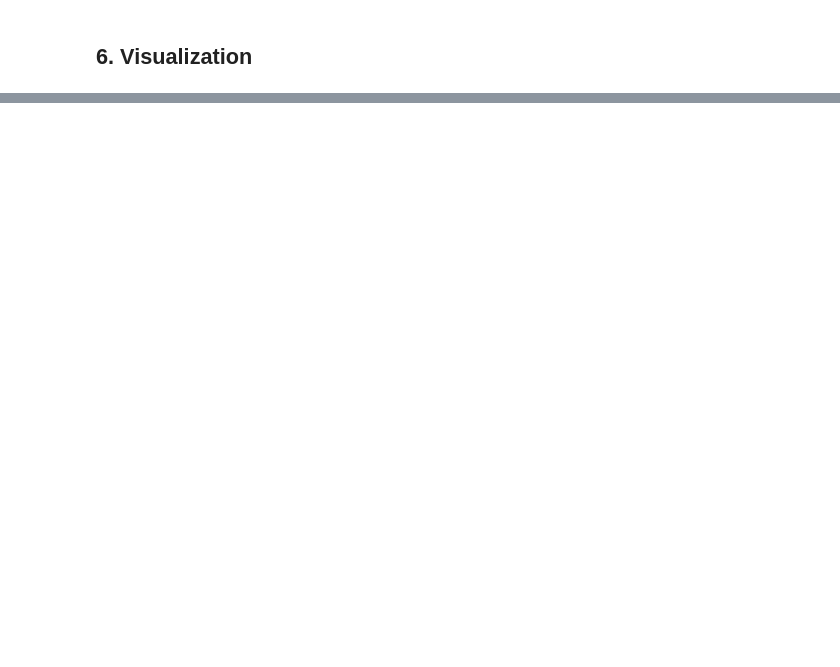
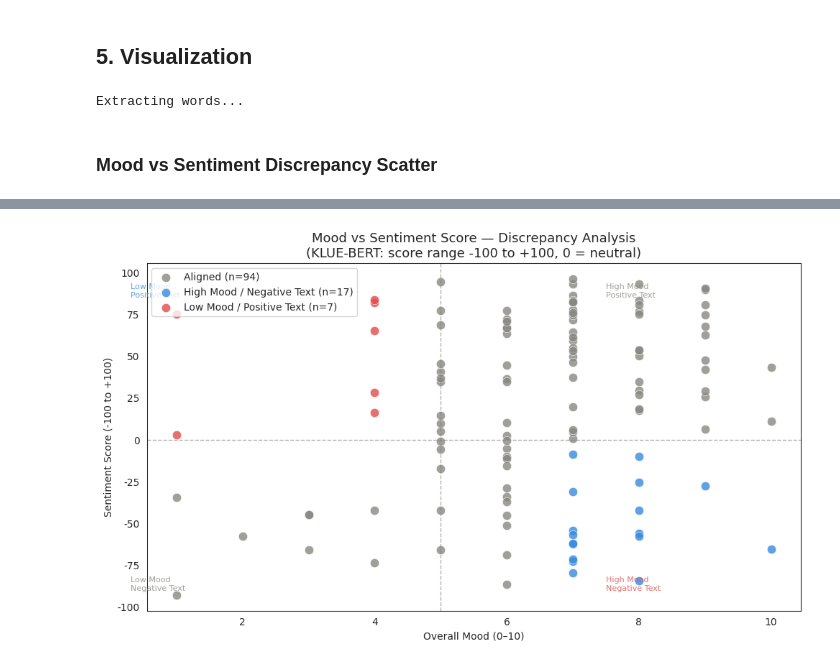
Before and after one commit to jaeho0726/Sentiment-Analysis, a Jupyter notebook: Sentiment_Analysis.ipynb, the cells around one changed output, grey strips where cells are left out. Cells and saved outputs as stored; diff of their text form; code cells hidden in the pictures; blank space fills up the shorter version.

```diff
--- a/Sentiment_Analysis.ipynb
+++ b/Sentiment_Analysis.ipynb
@@ -12,6 +8,7 @@ import re
 import urllib.request
 import numpy as np
 import pandas as pd
+import os
 
 import torch
 from transformers import AutoTokenizer, AutoModelForSequenceClassification, TrainingArguments, Trainer
@@ -24,9 +21,6 @@ import matplotlib.patches as mpatches
 import seaborn as sns
 sns.set_style("white")
 
-plt.rcParams['font.family'] = 'NanumBarunGothic'
-plt.rcParams['axes.unicode_minus'] = False
-
 from collections import Counter
 
 from scipy.stats import pearsonr
@@ -66,0 +29,5 @@ print(len(train_data))
+# %%
+from google.colab import drive
+drive.mount('/content/drive')
+
+MODEL_PATH = '/content/drive/MyDrive/Project/Sentiment_Analysis/klue_bert_model'
@@ -139,12 +206,7 @@ spreadsheet = gc.open_by_url('https://docs.google.com/spreadsheets/d/1DrDCLitpXZ
 
 worksheet = spreadsheet.worksheet('data')
 # %%
-raw = worksheet.get_all_records()
-
-headers = raw[0]
-rows = raw[1:]
-
-df = pd.DataFrame(rows, columns=headers)
+df = pd.DataFrame(worksheet.get_all_records())
 
 # Shortening Column Names
 df = df.rename(columns={
@@ -182,5 +286,5 @@ df
 # %% [markdown]
-## **6. Visualization**
+## **5. Visualization**
 # %%
 on_duty = df[df["Today's Status"] == "On Duty"].copy()
 
@@ -200,7 +304,7 @@ filler = {'오늘', '정말', '것이', '것도', '것을', '것은', '것같',
           '하지만', '그래도', '이번', '생각', '때문', '느낌', '그리고', '하면서',
           '있는', '있었', '없는', '없었', '했던', '했다', '했는데', '했고',
           '이라', '에서', '에게', '으로', '에도', '했을', '이었', '이다',
-          '한다', '한것', '해서', '하고', '하는', '이번에', '오늘도', '그래서'}
+          '한다', '한것', '해서', '하고', '하는', '이번에', '오늘도', '그래서', '너무', '내가'}
 
 def top_words(counter, n=30):
     return [(w, c) for w, c in counter.most_common(200)
@@ -209,6 +313,8 @@ def top_words(counter, n=30):
 print("Extracting words...")
 pos_words = top_words(extract_korean_words(pos_df['Reflection']))
 neg_words = top_words(extract_korean_words(neg_df['Reflection']))
+# %% [output]
+Extracting words...
 # %%
 # High mood but negative sentiment
 false_neg = df[(df['Overall Mood'] >= 7) & (df['Sentiment Score'] < 0)].copy()
@@ -328,0 +327,31 @@ ax5.set_ylabel('Sentiment Score (-100 to +100)')
+# %% [markdown]
+### Mood vs Sentiment Discrepancy Scatter ###
+# %%
+fig, ax1 = plt.subplots(figsize=(10, 6))
+
+color_map = {
+    'Aligned':                   '#888780',
+    'High Mood / Negative Text': '#378ADD',
+    'Low Mood / Positive Text':  '#E24B4A'
+}
+for dtype, group in df.groupby('Discrepancy Type'):
+    ax1.scatter(group['Overall Mood'], group['Sentiment Score'],
+                label=f"{dtype} (n={len(group)})",
+                color=color_map[dtype], alpha=0.8, s=80,
+                edgecolors='white', linewidths=0.5)
+
+ax1.axhline(0, color='gray', linestyle='--', linewidth=1, alpha=0.6)
+ax1.axvline(5, color='gray', linestyle='--', linewidth=1, alpha=0.6)
+ax1.set_title('Mood vs Sentiment Score — Discrepancy Analysis\n(KLUE-BERT: score range -100 to +100, 0 = neutral)', fontsize=13)
+ax1.set_xlabel('Overall Mood (0–10)')
+ax1.set_ylabel('Sentiment Score (-100 to +100)')
+ax1.legend(fontsize=10)
+
+ax1.text(0.3, 85,  'Low Mood\nPositive Text',  fontsize=8, color='#378ADD', alpha=0.8)
+ax1.text(7.5, 85,  'High Mood\nPositive Text', fontsize=8, color='#888780', alpha=0.8)
+ax1.text(0.3, -90, 'Low Mood\nNegative Text',  fontsize=8, color='#888780', alpha=0.8)
+ax1.text(7.5, -90, 'High Mood\nNegative Text', fontsize=8, color='#E24B4A', alpha=0.8)
+
+plt.tight_layout()
+plt.show()
+# %% [output]
@@ -328,0 +375 @@ ax5.set_ylabel('Sentiment Score (-100 to +100)')
+[figure, added]
```
Also changed, not shown: parts of 29 cells of this notebook.
